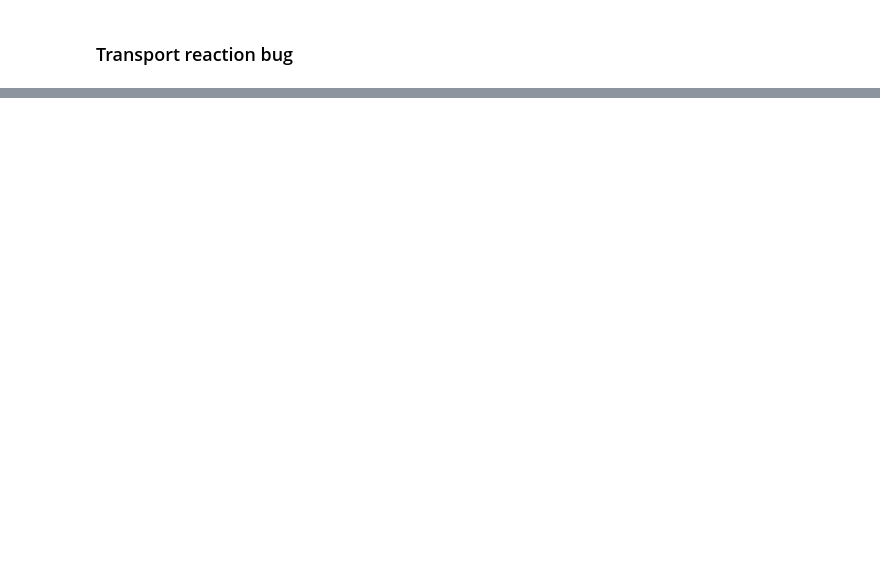
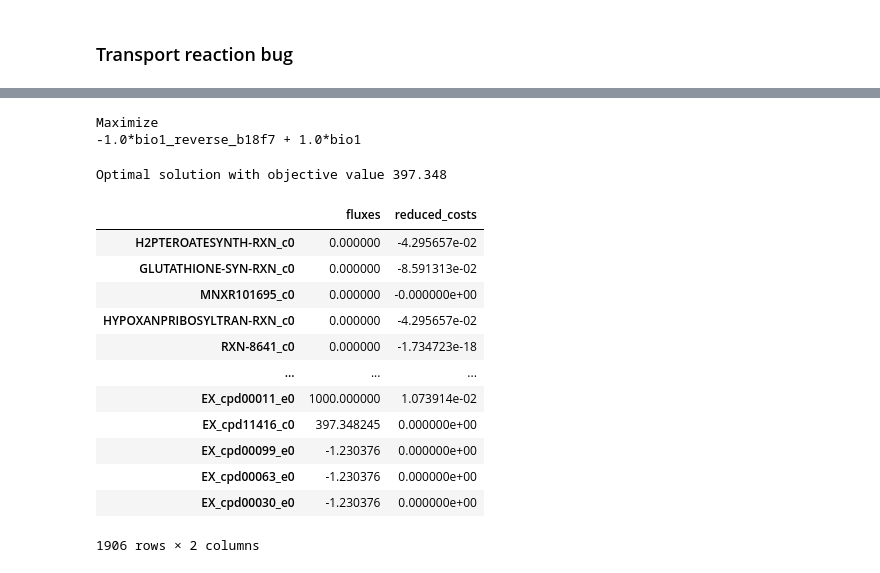
Before and after one commit to biosustain/iVnat, a Jupyter notebook: Minimal_media.ipynb, the cells around one changed output, grey strips where cells are left out. Cells and saved outputs as stored; diff of their text form; code cells hidden in the pictures; blank space fills up the shorter version.

```diff
--- a/Minimal_media.ipynb
+++ b/Minimal_media.ipynb
@@ -0,0 +9,10 @@
+# %%
+with model:
+    for rxn in model.boundary:
+        rxn.bounds = 0, 0
+
+    for rxn in model.boundary:
+        print(rxn.name)
+        rxn.bounds = -10, 10
+        sol = model.optimize()
+        print(sol)
@@ -911,0 +891,6 @@ missing_essential
+# %%
+met = cobra.Metabolite('test')
+rxn = cobra.Reaction(id='test2')
+rxn.add_metabolites({met: 1})
+# %%
+rxn.add_metabolites({met: -1})
@@ -911,0 +964,14 @@ missing_essential
+# %%
+with model:
+    rxn=model.add_boundary(model.metabolites.ACP_c0, type="exchange")
+    model.objective = rxn
+    solution = model.optimize()
+    solution
+    lin=linear_reaction_coefficients(model)
+    lin
+    solution.status
+    model.summary()
+    solution.fluxes
+    solution.shadow_prices
+    rxn.bounds
+    model.metabolites.ACP_c0.reactions
@@ -911,0 +999,22 @@ missing_essential
+# %%
+print(model.objective)
+# %% [output]
+Maximize
+-1.0*bio1_reverse_b18f7 + 1.0*bio1
+# %%
+model.optimize()
+# %% [output]
+Optimal solution with objective value 397.348
+|  | fluxes | reduced_costs |
+| H2PTEROATESYNTH-RXN_c0 | 0.000000 | -4.295657e-02 |
+| GLUTATHIONE-SYN-RXN_c0 | 0.000000 | -8.591313e-02 |
+| MNXR101695_c0 | 0.000000 | -0.000000e+00 |
+| HYPOXANPRIBOSYLTRAN-RXN_c0 | 0.000000 | -4.295657e-02 |
+| RXN-8641_c0 | 0.000000 | -1.734723e-18 |
+| ... | ... | ... |
+| EX_cpd00011_e0 | 1000.000000 | 1.073914e-02 |
+| EX_cpd11416_c0 | 397.348245 | 0.000000e+00 |
+| EX_cpd00099_e0 | -1.230376 | 0.000000e+00 |
+| EX_cpd00063_e0 | -1.230376 | 0.000000e+00 |
+| EX_cpd00030_e0 | -1.230376 | 0.000000e+00 |
+1906 rows × 2 columns
```
Also changed, not shown: parts of 20 cells of this notebook, 3 other files.
